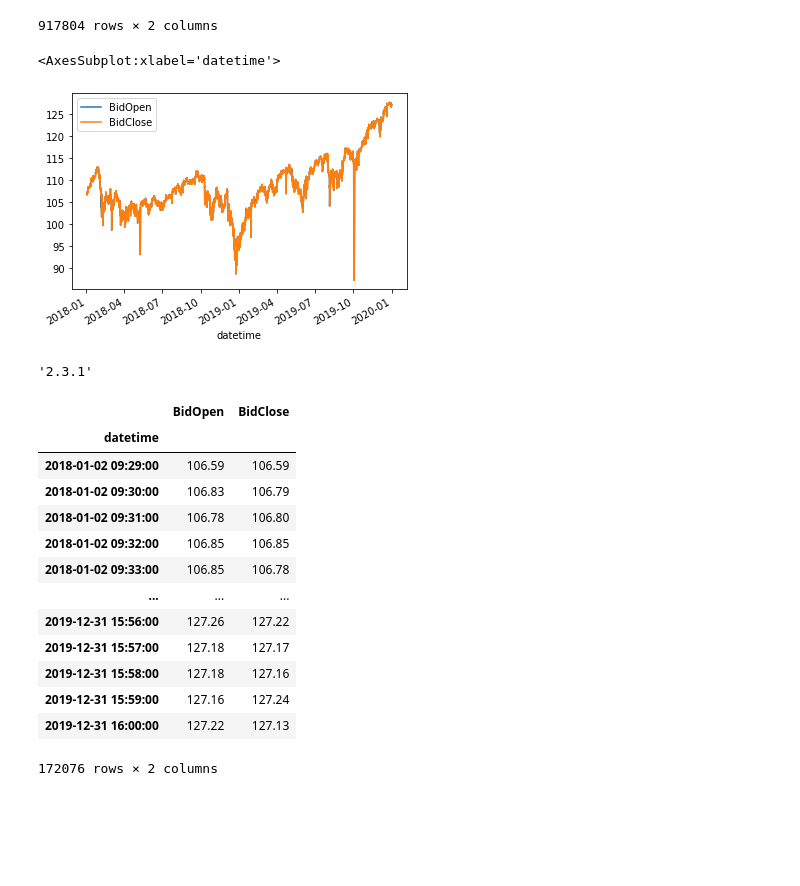
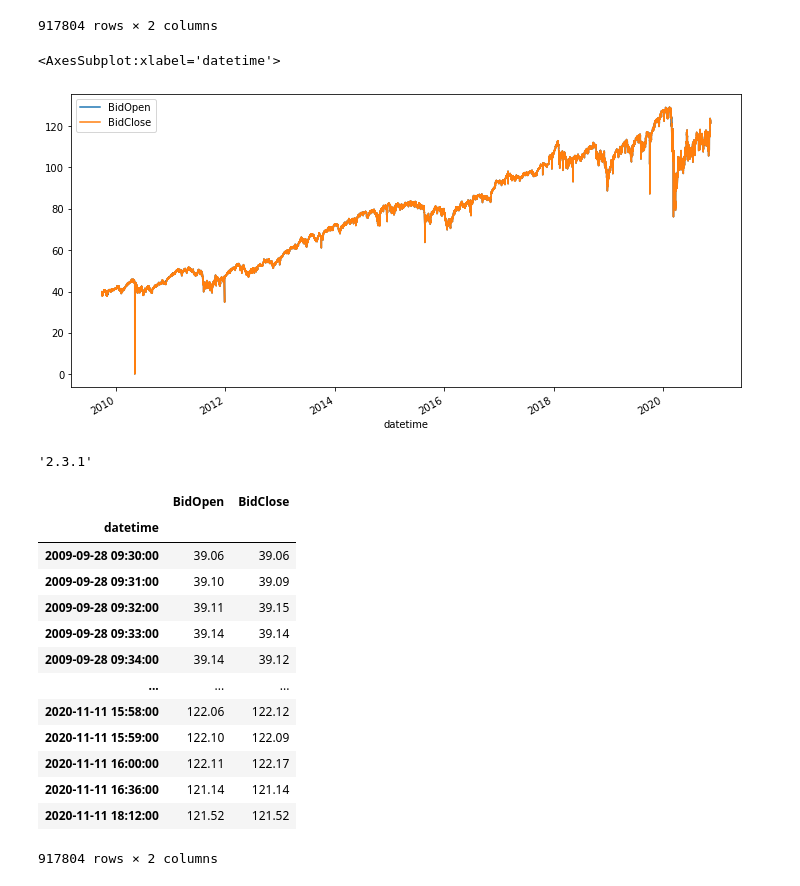
Before and after one commit to jirvingphd/capstone-project-using-trumps-tweets-to-predict-stock-market, a Jupyter notebook: stock_time_series_keras.ipynb, the cells around one changed output. Saved outputs shown, nothing was run; the diff lists cells and outputs as text; code cells hidden in the pictures; blank space fills up the shorter version.

```diff
--- a/stock_time_series_keras.ipynb
+++ b/stock_time_series_keras.ipynb
@@ -150,15 +138,15 @@ stock_ts
 # %%
 # stock_ts.columns = ['price']
 ## Replace 0 Values
 stock_ts[stock_ts==0] = np.nan
 stock_ts = stock_ts.ffill()
 
 ## Short time period
-stock_ts = stock_ts.loc['2018':'2019']
+# stock_ts = stock_ts.loc['2018':'2019']
 stock_ts.plot()
 # %% [output]
 <AxesSubplot:xlabel='datetime'>
-[figure, old version]
+[figure, new version]
 # %%
 import tensorflow  as tf
 from tensorflow.keras.preprocessing.sequence import TimeseriesGenerator
@@ -170,15 +158,15 @@ stock_ts
 # %% [output]
 |  | BidOpen | BidClose |
 | datetime |  |  |
-| 2018-01-02 09:29:00 | 106.59 | 106.59 |
-| 2018-01-02 09:30:00 | 106.83 | 106.79 |
-| 2018-01-02 09:31:00 | 106.78 | 106.80 |
-| 2018-01-02 09:32:00 | 106.85 | 106.85 |
-| 2018-01-02 09:33:00 | 106.85 | 106.78 |
+| 2009-09-28 09:30:00 | 39.06 | 39.06 |
+| 2009-09-28 09:31:00 | 39.10 | 39.09 |
+| 2009-09-28 09:32:00 | 39.11 | 39.15 |
+| 2009-09-28 09:33:00 | 39.14 | 39.14 |
+| 2009-09-28 09:34:00 | 39.14 | 39.12 |
 | ... | ... | ... |
-| 2019-12-31 15:56:00 | 127.26 | 127.22 |
-| 2019-12-31 15:57:00 | 127.18 | 127.17 |
-| 2019-12-31 15:58:00 | 127.18 | 127.16 |
-| 2019-12-31 15:59:00 | 127.16 | 127.24 |
-| 2019-12-31 16:00:00 | 127.22 | 127.13 |
+| 2020-11-11 15:58:00 | 122.06 | 122.12 |
+| 2020-11-11 15:59:00 | 122.10 | 122.09 |
+| 2020-11-11 16:00:00 | 122.11 | 122.17 |
+| 2020-11-11 16:36:00 | 121.14 | 121.14 |
+| 2020-11-11 18:12:00 | 121.52 | 121.52 |
-172076 rows × 2 columns
+917804 rows × 2 columns
```
Also changed, not shown: parts of 69 cells of this notebook, 2 other files.
